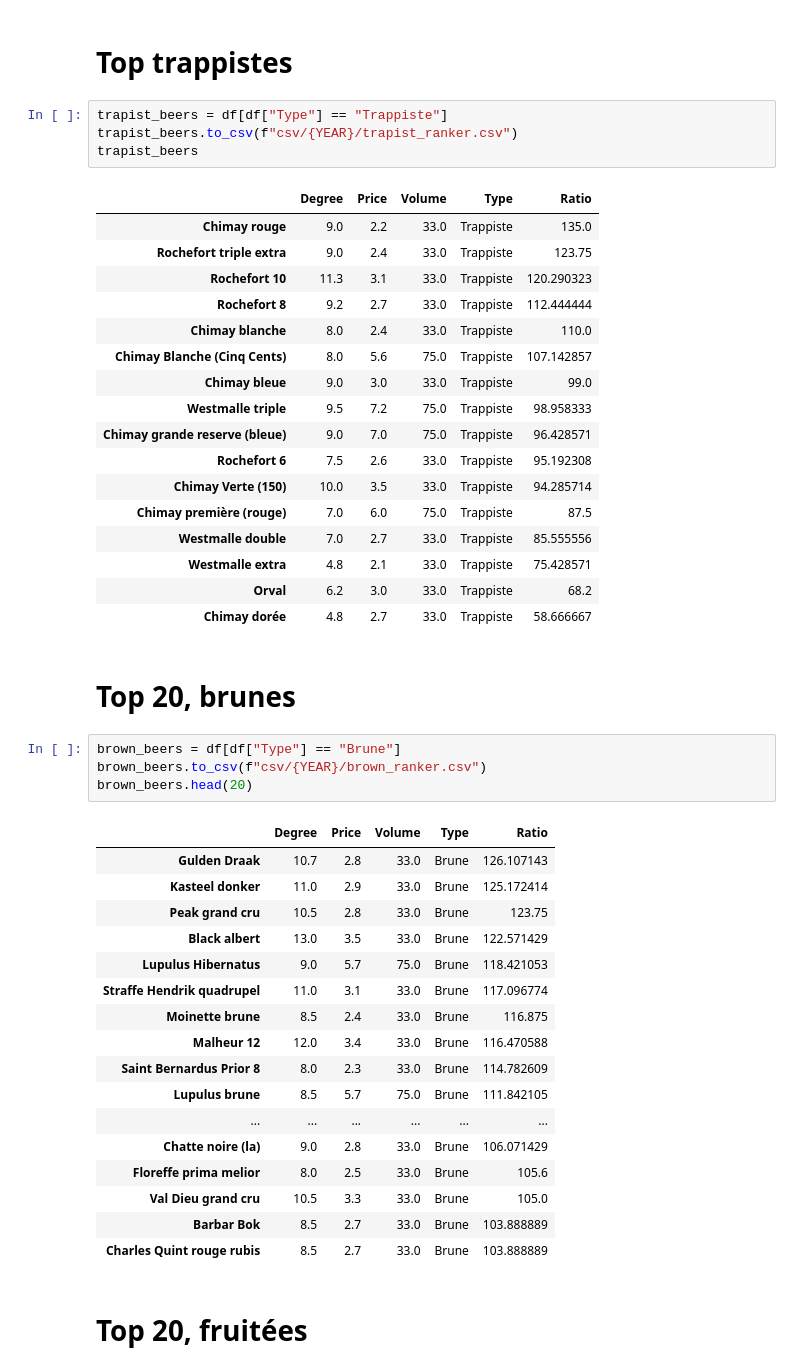
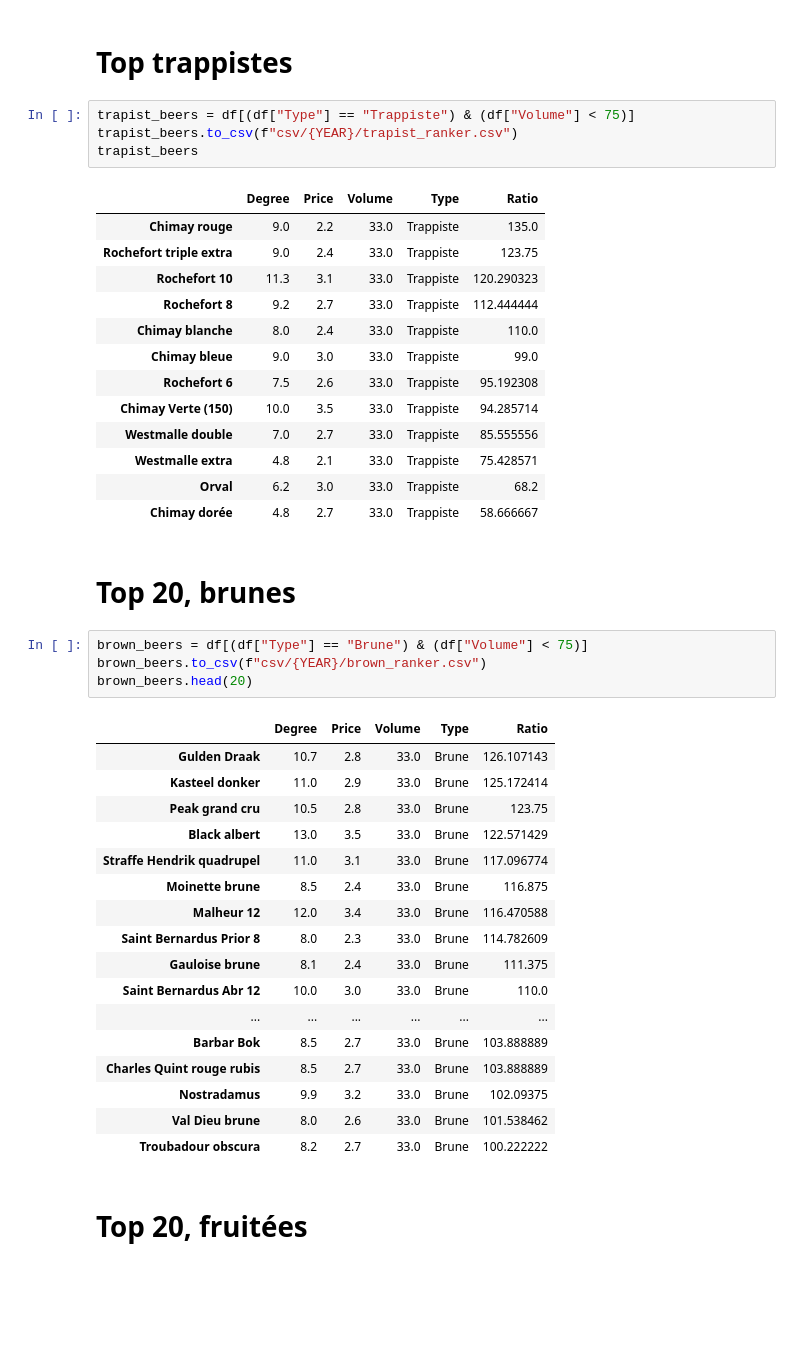
Before and after one commit to nicojmn/quinzaine-ranker, a Jupyter notebook: notebook.ipynb, the cells around one changed output. Saved outputs shown, nothing was run; the diff lists cells and outputs as text; blank space fills up the shorter version.

```diff
--- a/notebook.ipynb
+++ b/notebook.ipynb
@@ -132,7 +132,7 @@ amber_beers.head(20)
 # %% [markdown]
 # Top trappistes
 # %%
-trapist_beers = df[df["Type"] == "Trappiste"]
+trapist_beers = df[(df["Type"] == "Trappiste") & (df["Volume"] < 75)]
 trapist_beers.to_csv(f"csv/{YEAR}/trapist_ranker.csv")
 trapist_beers
 # %% [output]
@@ -142,13 +142,9 @@ trapist_beers
 | Rochefort 10 | 11.3 | 3.1 | 33.0 | Trappiste | 120.290323 |
 | Rochefort 8 | 9.2 | 2.7 | 33.0 | Trappiste | 112.444444 |
 | Chimay blanche | 8.0 | 2.4 | 33.0 | Trappiste | 110.0 |
-| Chimay Blanche (Cinq Cents) | 8.0 | 5.6 | 75.0 | Trappiste | 107.142857 |
 | Chimay bleue | 9.0 | 3.0 | 33.0 | Trappiste | 99.0 |
-| Westmalle triple | 9.5 | 7.2 | 75.0 | Trappiste | 98.958333 |
-| Chimay grande reserve (bleue) | 9.0 | 7.0 | 75.0 | Trappiste | 96.428571 |
 | Rochefort 6 | 7.5 | 2.6 | 33.0 | Trappiste | 95.192308 |
 | Chimay Verte (150) | 10.0 | 3.5 | 33.0 | Trappiste | 94.285714 |
-| Chimay première (rouge) | 7.0 | 6.0 | 75.0 | Trappiste | 87.5 |
 | Westmalle double | 7.0 | 2.7 | 33.0 | Trappiste | 85.555556 |
 | Westmalle extra | 4.8 | 2.1 | 33.0 | Trappiste | 75.428571 |
 | Orval | 6.2 | 3.0 | 33.0 | Trappiste | 68.2 |
@@ -156,27 +152,27 @@ trapist_beers
 # %% [markdown]
 # Top 20, brunes
 # %%
-brown_beers = df[df["Type"] == "Brune"]
+brown_beers = df[(df["Type"] == "Brune") & (df["Volume"] < 75)]
 brown_beers.to_csv(f"csv/{YEAR}/brown_ranker.csv")
 brown_beers.head(20)
 # %% [output]
 |  | Degree | Price | Volume | Type | Ratio |
 | Gulden Draak | 10.7 | 2.8 | 33.0 | Brune | 126.107143 |
 | Kasteel donker | 11.0 | 2.9 | 33.0 | Brune | 125.172414 |
 | Peak grand cru | 10.5 | 2.8 | 33.0 | Brune | 123.75 |
 | Black albert | 13.0 | 3.5 | 33.0 | Brune | 122.571429 |
-| Lupulus Hibernatus | 9.0 | 5.7 | 75.0 | Brune | 118.421053 |
 | Straffe Hendrik quadrupel | 11.0 | 3.1 | 33.0 | Brune | 117.096774 |
 | Moinette brune | 8.5 | 2.4 | 33.0 | Brune | 116.875 |
 | Malheur 12 | 12.0 | 3.4 | 33.0 | Brune | 116.470588 |
 | Saint Bernardus Prior 8 | 8.0 | 2.3 | 33.0 | Brune | 114.782609 |
-| Lupulus brune | 8.5 | 5.7 | 75.0 | Brune | 111.842105 |
+| Gauloise brune | 8.1 | 2.4 | 33.0 | Brune | 111.375 |
+| Saint Bernardus Abr 12 | 10.0 | 3.0 | 33.0 | Brune | 110.0 |
 | ... | ... | ... | ... | ... | ... |
-| Chatte noire (la) | 9.0 | 2.8 | 33.0 | Brune | 106.071429 |
-| Floreffe prima melior | 8.0 | 2.5 | 33.0 | Brune | 105.6 |
-| Val Dieu grand cru | 10.5 | 3.3 | 33.0 | Brune | 105.0 |
 | Barbar Bok | 8.5 | 2.7 | 33.0 | Brune | 103.888889 |
 | Charles Quint rouge rubis | 8.5 | 2.7 | 33.0 | Brune | 103.888889 |
+| Nostradamus | 9.9 | 3.2 | 33.0 | Brune | 102.09375 |
+| Val Dieu brune | 8.0 | 2.6 | 33.0 | Brune | 101.538462 |
+| Troubadour obscura | 8.2 | 2.7 | 33.0 | Brune | 100.222222 |
 # %% [markdown]
 # Top 20, fruitées
 # %%
```
Also changed, not shown: parts of 5 cells of this notebook, 5 other files.
